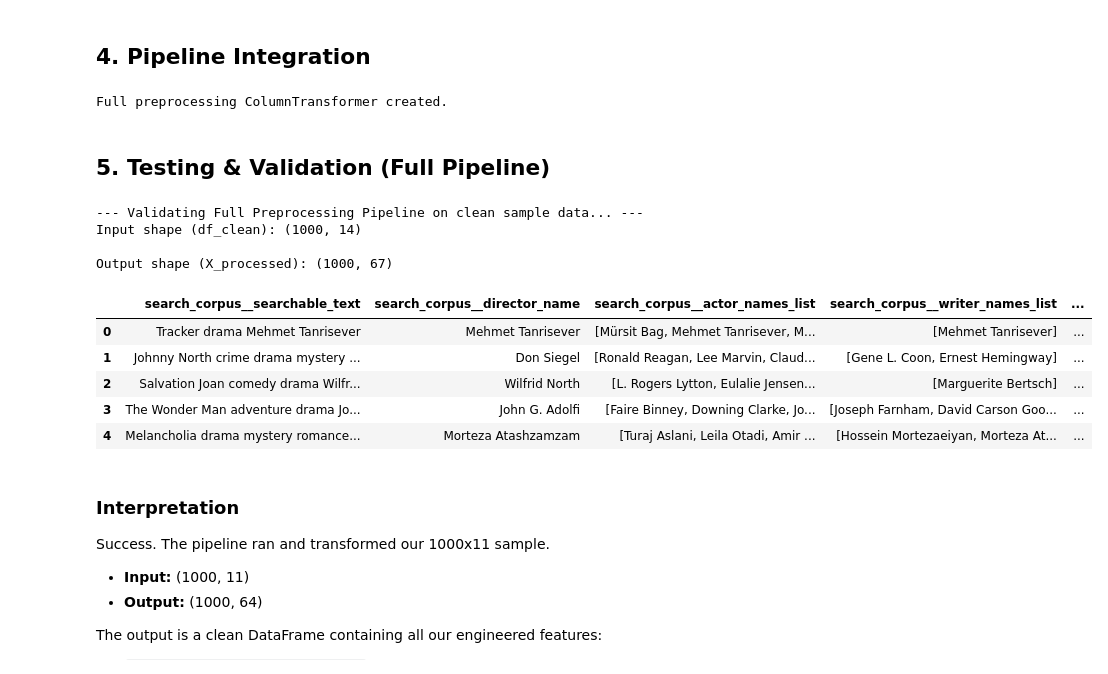
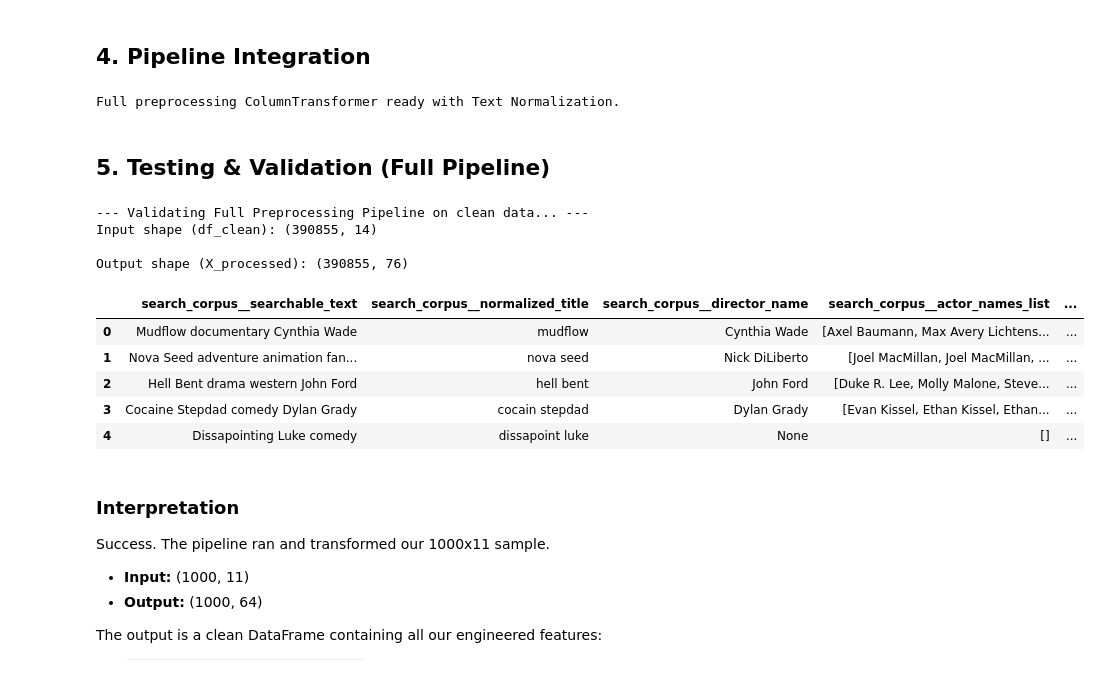
Before and after one commit to JakubbBlaszczykk/ML-PROJECT, a Jupyter notebook: preprocessing_pipeline.ipynb, the cells around one changed output. Cells and saved outputs as stored; diff of their text form; code cells hidden in the pictures.

```diff
--- a/preprocessing_pipeline.ipynb
+++ b/preprocessing_pipeline.ipynb
@@ -32,10 +32,10 @@ pd.options.display.max_columns = 100
 ## 1. Data Loading
 # %%
 load_dotenv("config/.env")
-DATA_CLEANED = os.getenv("URL_CLEANED_DATA")
+URL_CLEANED_DATA = os.getenv("URL_CLEANED_DATA")
 
-print(f"Loading cleaned data from: {DATA_CLEANED}")
-df = pl.read_parquet(DATA_CLEANED)
+print(f"Loading cleaned data from: {URL_CLEANED_DATA}")
+df = pl.read_parquet(URL_CLEANED_DATA)
 
 df_sample = df.sample(n=1000, seed=42)
 print(f"Full dataset shape: {df.shape}")
@@ -43,6 +43,8 @@ print(f"Sample dataset shape: {df_sample.shape}")
 
 df_sample_pd = df_sample.to_pandas()
 print(f"\nSchema: {df_sample.schema}")
+df_pd = df.to_pandas()
+print(f"\nSchema: {df.schema}")
 # %% [output]
 Loading cleaned data from: https://huggingface.co/datasets/wojciechjurewicz/imdb/resolve/main/imdb_us_movies_cleaned.parquet
 Full dataset shape: (390855, 11)
@@ -183,7 +188,7 @@ foundational_pipeline = Pipeline(steps=[
     ('type_corrector', TypeCorrector(int_cols, float_cols, obj_cols))
 ])
 
-df_clean = foundational_pipeline.fit_transform(df_sample_pd)
+df_clean = foundational_pipeline.fit_transform(df_pd)
 
 print(f"df_clean shape: {df_clean.shape}")
 print("Columns in df_clean:", df_clean.columns.tolist())
@@ -343,7 +388,6 @@ corpus_cols = ['cat__title', 'cat__genres', 'director_name', 'actor_names_list',
 binner_cols = ['num__startYear', 'num__runtimeMinutes', 'num__averageRating']
 onehot_cols = ['cat__types']
 multilabel_cols = 'cat__genres'
-
 
 full_preprocessor = ColumnTransformer(
     transformers=[
@@ -367,30 +411,40 @@ full_preprocessor = ColumnTransformer(
     remainder='drop'
 )
 
-print("Full preprocessing ColumnTransformer created.")
+print("Full preprocessing ColumnTransformer ready with Text Normalization.")
 # %% [output]
-Full preprocessing ColumnTransformer created.
+Full preprocessing ColumnTransformer ready with Text Normalization.
 # %% [markdown]
 ## 5. Testing & Validation (Full Pipeline)
 # %%
-print("--- Validating Full Preprocessing Pipeline on clean sample data... ---")
+print("--- Validating Full Preprocessing Pipeline on clean data... ---")
+
+# Ensure the dataframe contains the parsed crew/cast columns required by the 'corpus_cols'
+# Parse the full Polars dataframe, convert to pandas, then run foundational cleaning
+df_parsed_full_pl = parse_crew_and_cast(df)
+df_parsed_full_pd = df_parsed_full_pl.to_pandas()
+
+# Apply foundational cleaning/type correction so the preprocessor receives the expected dtypes
+df_clean = foundational_pipeline.fit_transform(df_parsed_full_pd)
+
 print(f"Input shape (df_clean): {df_clean.shape}")
 
+# Now the full_preprocessor can find 'director_name', 'actor_names_list', 'writer_names_list'
 X_processed = full_preprocessor.fit_transform(df_clean)
 
 print(f"\nOutput shape (X_processed): {X_processed.shape}")
 X_processed.head()
 # %% [output]
---- Validating Full Preprocessing Pipeline on clean sample data... ---
-Input shape (df_clean): (1000, 14)
+--- Validating Full Preprocessing Pipeline on clean data... ---
+Input shape (df_clean): (390855, 14)
 
-Output shape (X_processed): (1000, 67)
+Output shape (X_processed): (390855, 76)
-|  | search_corpus__searchable_text | search_corpus__director_name | search_corpus__actor_names_list | search_corpus__writer_names_list | ... |
-| 0 | Tracker drama Mehmet Tanrisever | Mehmet Tanrisever | [Mürsit Bag, Mehmet Tanrisever, M... | [Mehmet Tanrisever] | ... |
-| 1 | Johnny North crime drama mystery ... | Don Siegel | [Ronald Reagan, Lee Marvin, Claud... | [Gene L. Coon, Ernest Hemingway] | ... |
-| 2 | Salvation Joan comedy drama Wilfr... | Wilfrid North | [L. Rogers Lytton, Eulalie Jensen... | [Marguerite Bertsch] | ... |
-| 3 | The Wonder Man adventure drama Jo... | John G. Adolfi | [Faire Binney, Downing Clarke, Jo... | [Joseph Farnham, David Carson Goo... | ... |
-| 4 | Melancholia drama mystery romance... | Morteza Atashzamzam | [Turaj Aslani, Leila Otadi, Amir ... | [Hossein Mortezaeiyan, Morteza At... | ... |
+|  | search_corpus__searchable_text | search_corpus__normalized_title | search_corpus__director_name | search_corpus__actor_names_list | ... |
+| 0 | Mudflow documentary Cynthia Wade | mudflow | Cynthia Wade | [Axel Baumann, Max Avery Lichtens... | ... |
+| 1 | Nova Seed adventure animation fan... | nova seed | Nick DiLiberto | [Joel MacMillan, Joel MacMillan, ... | ... |
+| 2 | Hell Bent drama western John Ford | hell bent | John Ford | [Duke R. Lee, Molly Malone, Steve... | ... |
+| 3 | Cocaine Stepdad comedy Dylan Grady | cocain stepdad | Dylan Grady | [Evan Kissel, Ethan Kissel, Ethan... | ... |
+| 4 | Dissapointing Luke comedy | dissapoint luke | None | [] | ... |
 # %% [markdown]
 ### Interpretation
 
```
Also changed, not shown: parts of 16 cells of this notebook.
